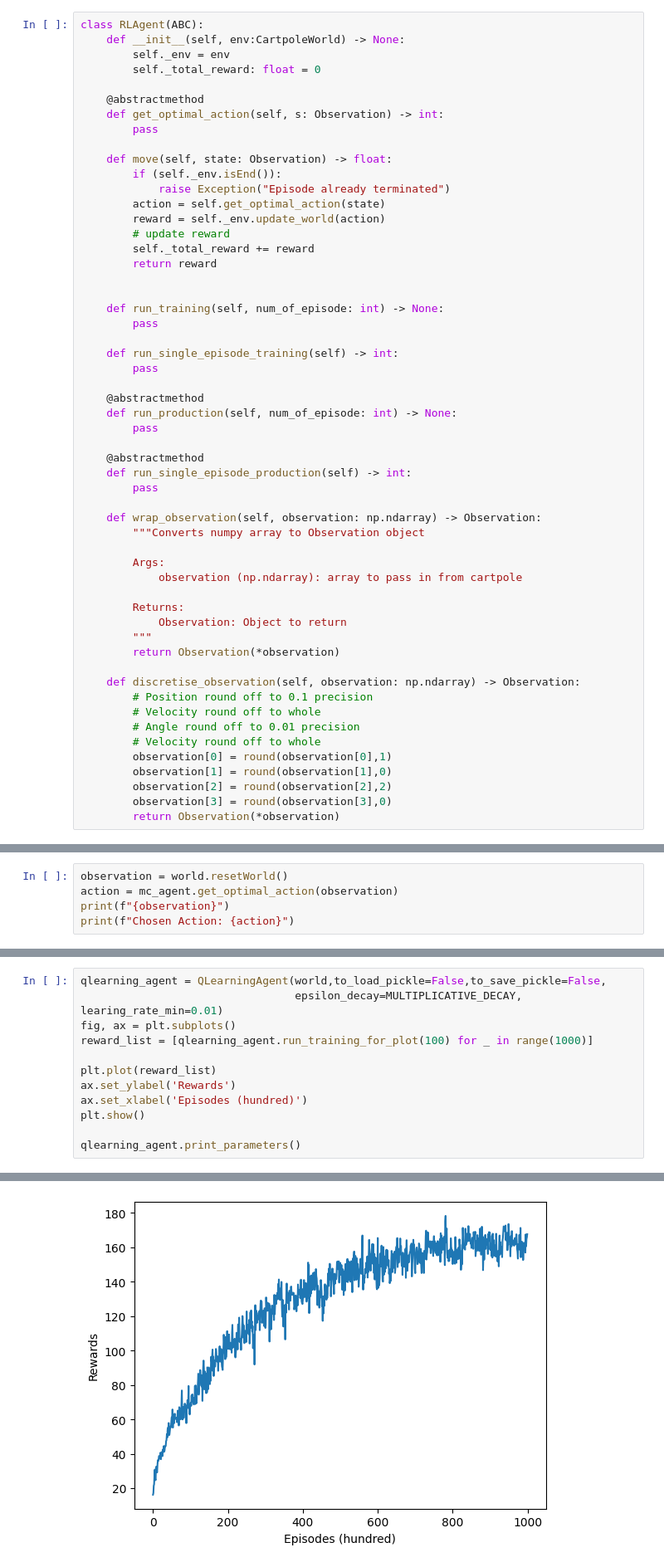
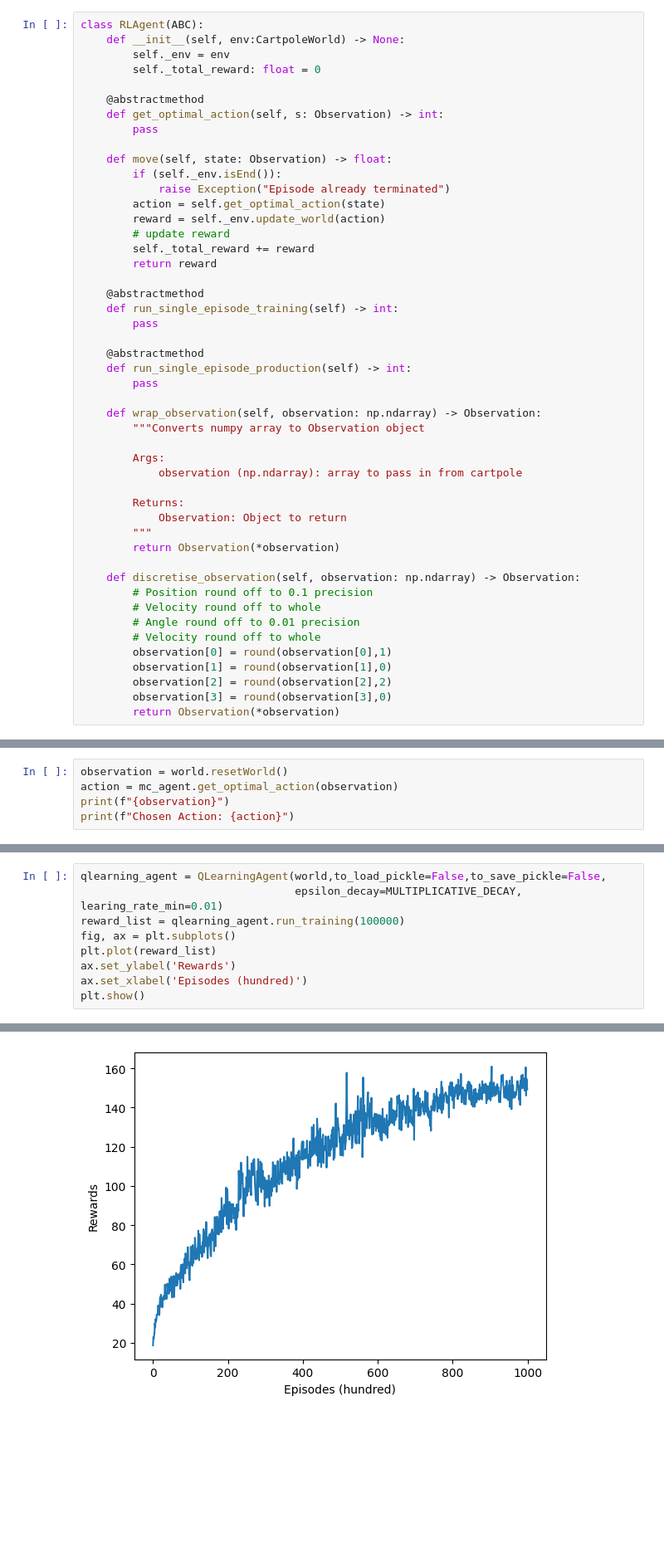
Before and after one commit to HiIAmTzeKean/SC3000-Artificial-Intelligence, a Jupyter notebook: cartpole.ipynb, the cells around one changed output, grey strips where cells are left out. Shown at 83% size. Saved outputs shown, nothing was run; the diff lists cells and outputs as text; blank space fills up the shorter version.

Commit message:
Adding descriptors and modification to code
Q learning agent should have a function to call, which dictates the final
expected reward to hit as a goal.

```diff
--- a/cartpole.ipynb
+++ b/cartpole.ipynb
@@ -128,15 +128,8 @@ class RLAgent(ABC):
         self._total_reward += reward
         return reward
 
-
-    def run_training(self, num_of_episode: int) -> None:
-        pass
-
+    @abstractmethod
     def run_single_episode_training(self) -> int:
-        pass
-
-    @abstractmethod
-    def run_production(self, num_of_episode: int) -> None:
         pass
 
     @abstractmethod
@@ -632,13 +645,10 @@ For a minimum learning rate set to 0.05, and a multiplicative decay, the agent p
 # %%
 qlearning_agent = QLearningAgent(world,to_load_pickle=False,to_save_pickle=False,
                                  epsilon_decay=MULTIPLICATIVE_DECAY, learing_rate_min=0.01)
+reward_list = qlearning_agent.run_training(100000)
 fig, ax = plt.subplots()
-reward_list = [qlearning_agent.run_training_for_plot(100) for _ in range(1000)]
-
 plt.plot(reward_list)
 ax.set_ylabel('Rewards')
 ax.set_xlabel('Episodes (hundred)')
 plt.show()
-
-qlearning_agent.print_parameters()
 # %% [output]
@@ -645 +656 @@ qlearning_agent.print_parameters()
-[figure, old version]
+[figure, new version]
```
Also changed, not shown: parts of 16 cells of this notebook.
